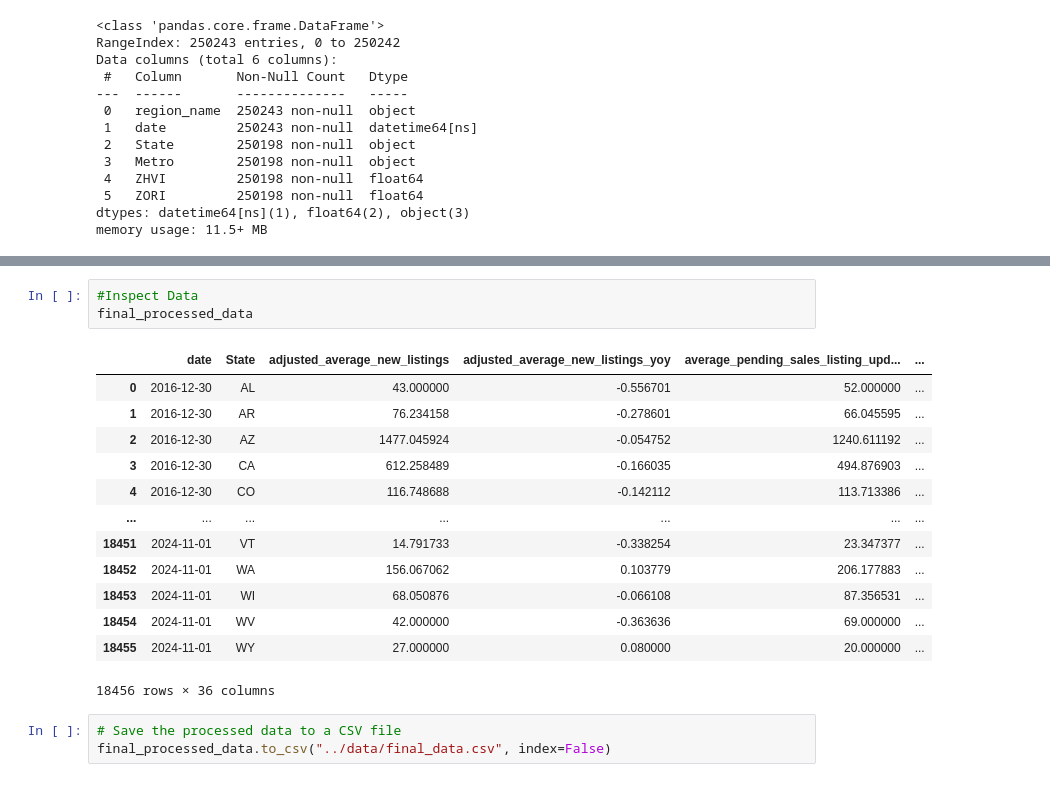
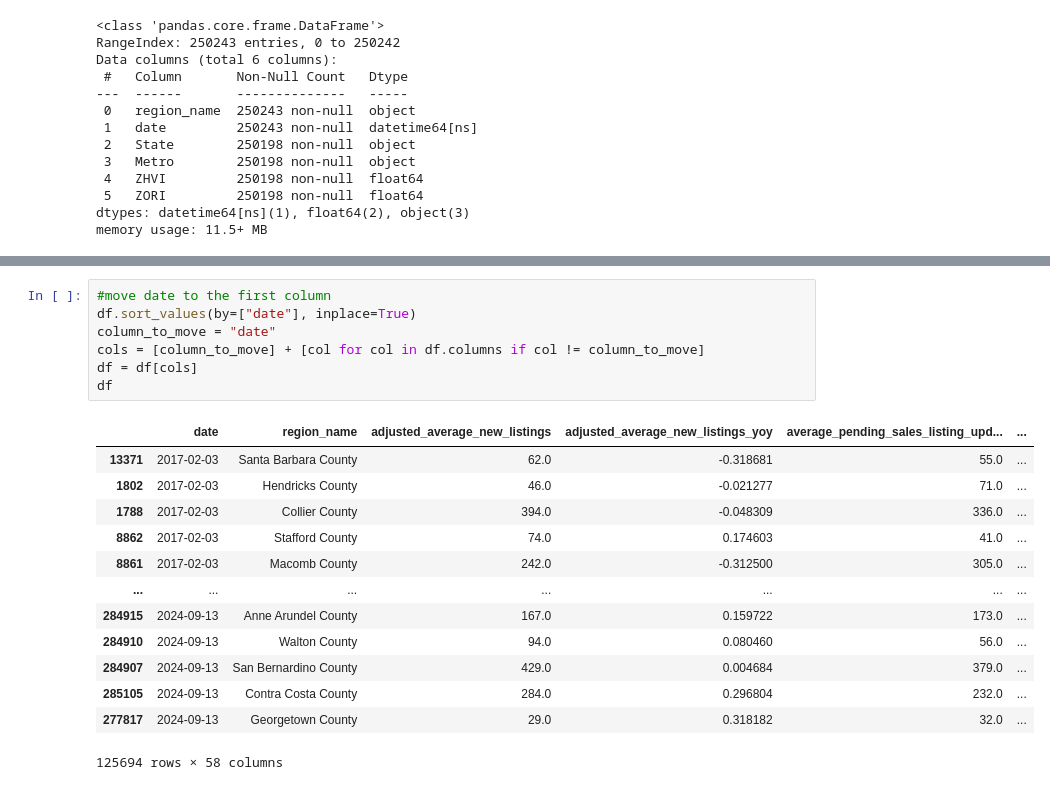
Before and after one commit to itsGarrin/us-residential-housing-price-prediction, a Jupyter notebook: notebooks/data_preprocessing.ipynb, the cells around one changed output, grey strips where cells are left out. Saved outputs shown, nothing was run; the diff lists cells and outputs as text.

```diff
--- a/notebooks/data_preprocessing.ipynb
+++ b/notebooks/data_preprocessing.ipynb
@@ -258,20 +209,21 @@ print(final_processed_data.head())
-# %%
-#Inspect Data
-final_processed_data
-# %% [output]
-|  | date | State | adjusted_average_new_listings | adjusted_average_new_listings_yoy | average_pending_sales_listing_upd... | ... |
-| 0 | 2016-12-30 | AL | 43.000000 | -0.556701 | 52.000000 | ... |
-| 1 | 2016-12-30 | AR | 76.234158 | -0.278601 | 66.045595 | ... |
-| 2 | 2016-12-30 | AZ | 1477.045924 | -0.054752 | 1240.611192 | ... |
-| 3 | 2016-12-30 | CA | 612.258489 | -0.166035 | 494.876903 | ... |
-| 4 | 2016-12-30 | CO | 116.748688 | -0.142112 | 113.713386 | ... |
-| ... | ... | ... | ... | ... | ... | ... |
-| 18451 | 2024-11-01 | VT | 14.791733 | -0.338254 | 23.347377 | ... |
-| 18452 | 2024-11-01 | WA | 156.067062 | 0.103779 | 206.177883 | ... |
-| 18453 | 2024-11-01 | WI | 68.050876 | -0.066108 | 87.356531 | ... |
-| 18454 | 2024-11-01 | WV | 42.000000 | -0.363636 | 69.000000 | ... |
-| 18455 | 2024-11-01 | WY | 27.000000 | 0.080000 | 20.000000 | ... |
-18456 rows × 36 columns
-# %%
-# Save the processed data to a CSV file
-final_processed_data.to_csv("../data/final_data.csv", index=False)
+# %%
+#move date to the first column
+df.sort_values(by=["date"], inplace=True)
+column_to_move = "date"
+cols = [column_to_move] + [col for col in df.columns if col != column_to_move]
+df = df[cols]
+df
+# %% [output]
+|  | date | region_name | adjusted_average_new_listings | adjusted_average_new_listings_yoy | average_pending_sales_listing_upd... | ... |
+| 13371 | 2017-02-03 | Santa Barbara County | 62.0 | -0.318681 | 55.0 | ... |
+| 1802 | 2017-02-03 | Hendricks County | 46.0 | -0.021277 | 71.0 | ... |
+| 1788 | 2017-02-03 | Collier County | 394.0 | -0.048309 | 336.0 | ... |
+| 8862 | 2017-02-03 | Stafford County | 74.0 | 0.174603 | 41.0 | ... |
+| 8861 | 2017-02-03 | Macomb County | 242.0 | -0.312500 | 305.0 | ... |
+| ... | ... | ... | ... | ... | ... | ... |
+| 284915 | 2024-09-13 | Anne Arundel County | 167.0 | 0.159722 | 173.0 | ... |
+| 284910 | 2024-09-13 | Walton County | 94.0 | 0.080460 | 56.0 | ... |
+| 284907 | 2024-09-13 | San Bernardino County | 429.0 | 0.004684 | 379.0 | ... |
+| 285105 | 2024-09-13 | Contra Costa County | 284.0 | 0.296804 | 232.0 | ... |
+| 277817 | 2024-09-13 | Georgetown County | 29.0 | 0.318182 | 32.0 | ... |
+125694 rows × 58 columns
```
Also changed, not shown: parts of 8 cells of this notebook, 3 other files.
